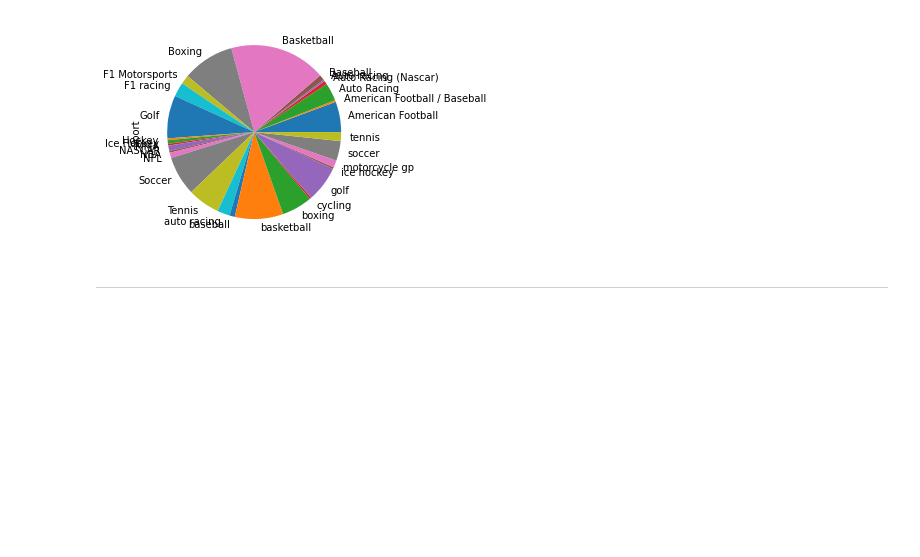
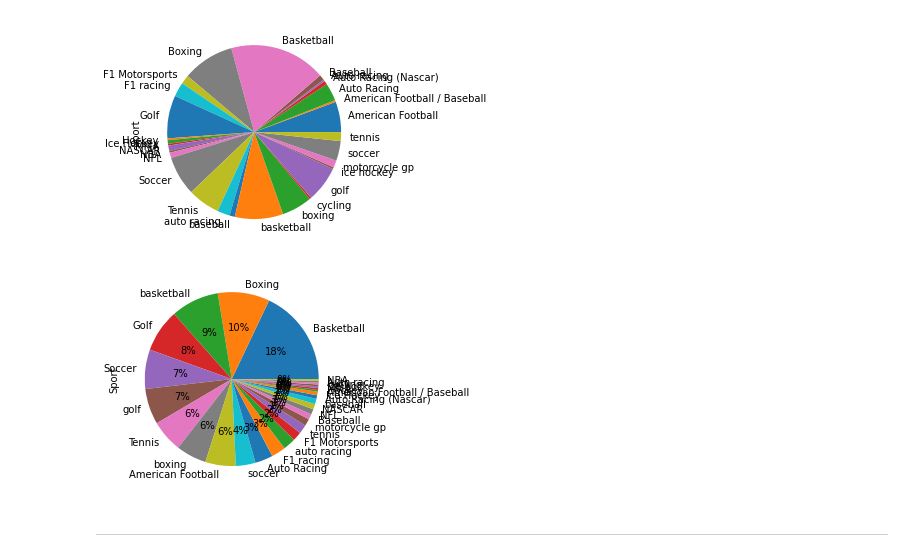
Before and after one commit to GabrielAsato/Curso_DS_Degree, a Jupyter notebook: Módulo 5 - Técnicas de Programação II/Aula 2 - Continuação Gráficos com Pandas.ipynb, the cells around one changed output. Saved outputs shown, nothing was run; the diff lists cells and outputs as text; code cells hidden in the pictures; blank space fills up the shorter version.

```diff
--- a/Módulo 5 - Técnicas de Programação II/Aula 2 - Continuação Gráficos com Pandas.ipynb
+++ b/Módulo 5 - Técnicas de Programação II/Aula 2 - Continuação Gráficos com Pandas.ipynb
@@ -354,6 +354,11 @@ df_rich.pivot_table(index = "Year",
 df_rich.groupby("Sport")[["Sport"]].count().plot(y = "Sport", kind = "pie", legend = None);
 # %% [output]
 [figure]
+# %%
+# Outro modo
+df_rich['Sport'].value_counts().plot(kind = "pie", autopct = "%1.0f%%");
+# %% [output]
+[figure, added]
 # %% [markdown]
 ---
 # %% [markdown]
```
Also changed, not shown: parts of 3 cells of this notebook, 2 other files.
